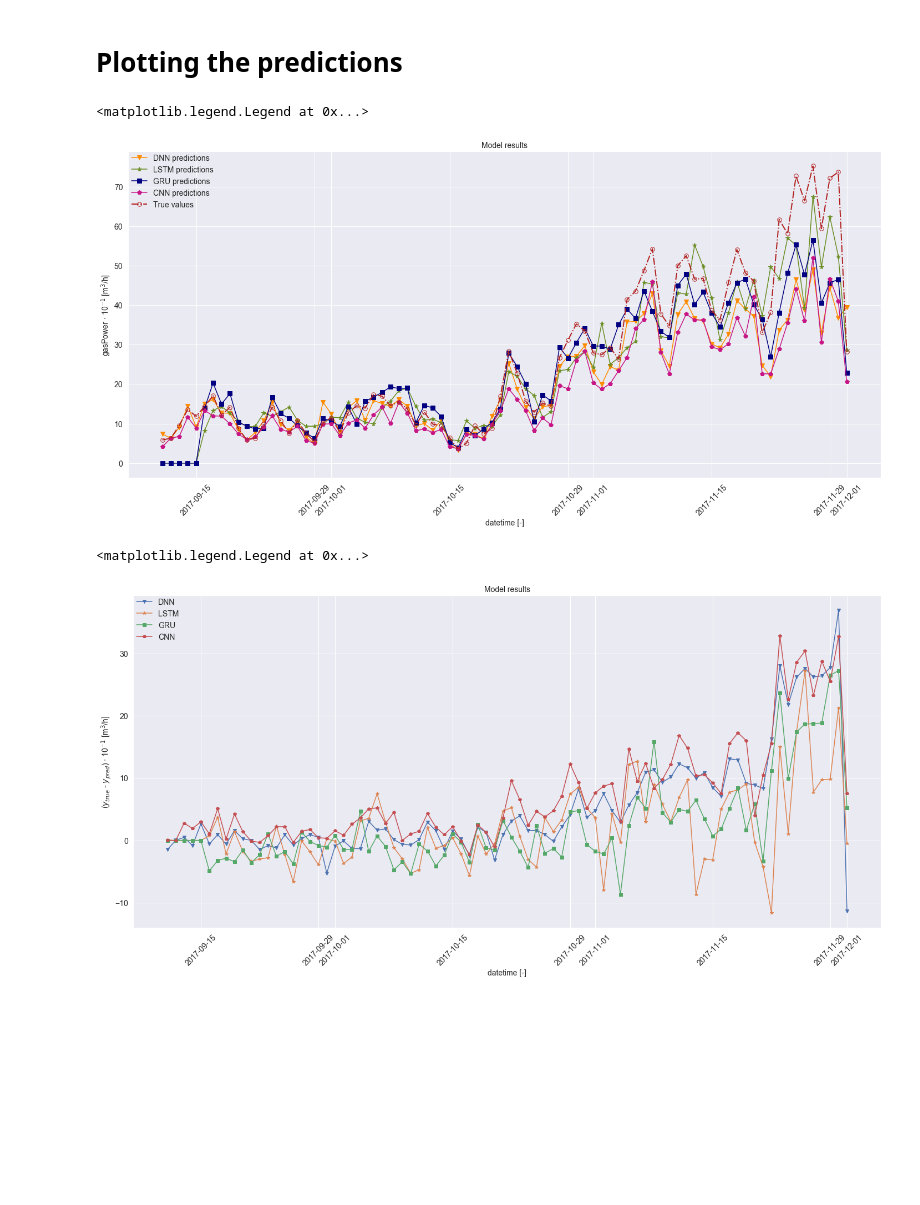
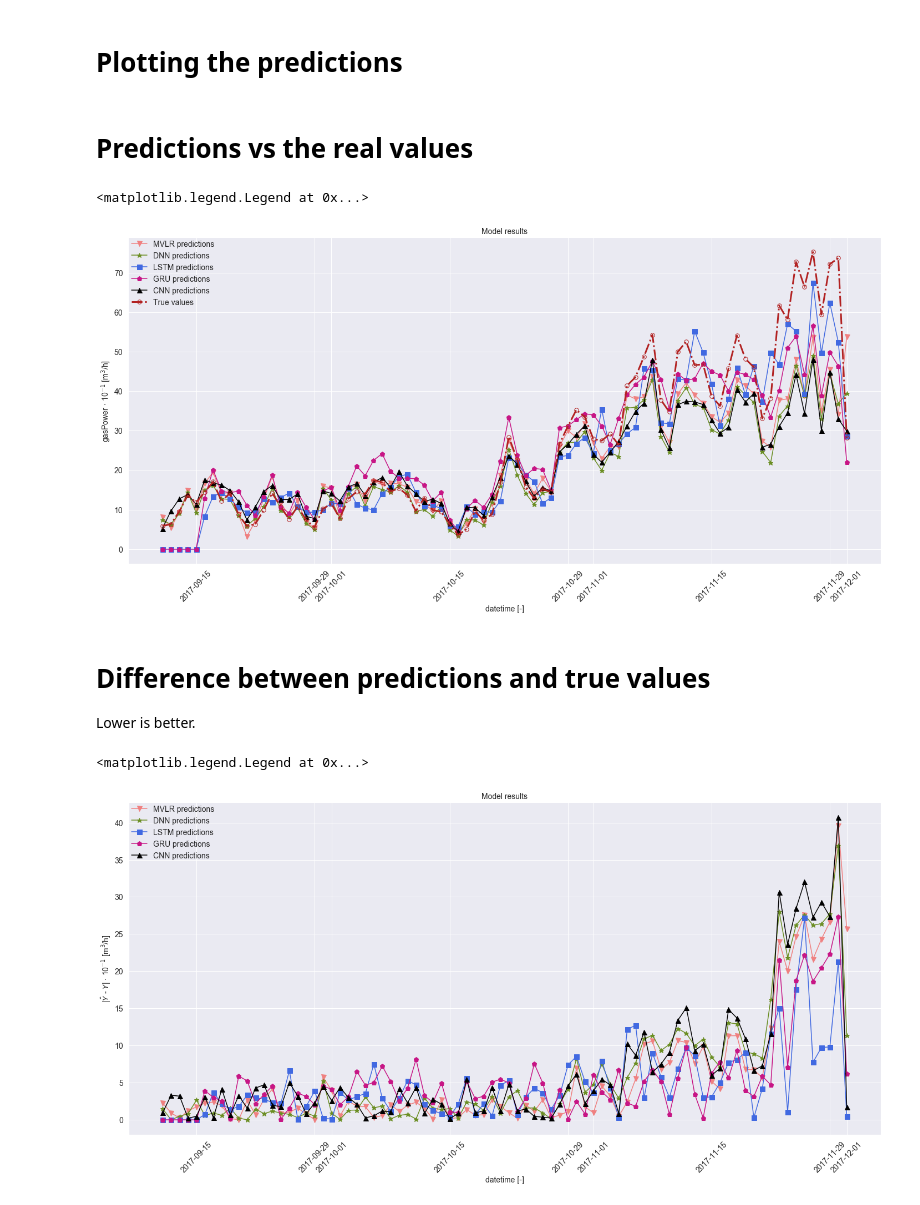
Before and after one commit to deKeijzer/Multivariate-time-series-models-in-Keras, a Jupyter notebook: notebooks/Model results.ipynb, the cells around one changed output. Drawn from its saved outputs; the diff is of its cells as text; code cells hidden in the pictures; blank space fills up the shorter version.

```diff
--- a/notebooks/Model results.ipynb
+++ b/notebooks/Model results.ipynb
@@ -12,7 +12,7 @@ sns.set()
 # %% [markdown]
 # Loading the model predictions
 # %%
-models = ['DNN', 'LSTM', 'GRU', 'CNN'] # specify the model names
+models = ['MVLR', 'DNN', 'LSTM', 'GRU', 'CNN'] # specify the model names
 
 dfs = []
 for model in models:
@@ -46,6 +46,7 @@ df.head()
 # Calculate the difference between the y_true and y_pred per model
 for model in models:
     df['y_diff_'+model] = df['y_true_'+model] - df['y_pred_'+model]
+    df['y_diff_perc_'+model] = df['y_diff_'+model] / df['y_true_'+model] * 100
 
 df.head()
 # %% [output]
@@ -60,6 +61,8 @@ df.head()
 df = df.resample('D').sum()
 # %% [markdown]
 # Plotting the predictions
+# %% [markdown]
+# Predictions vs the real values
 # %%
 magnitude = 1
 
@@ -74,16 +77,16 @@ plt.figure(figsize=(20,10))
 #plt.fill_between(y_true.index, y_true, df['zeros'], '.-', color='red')
 
 for i, model in enumerate(models):
-    colors = ['darkorange', 'olivedrab', 'navy', 'mediumvioletred']
-    markers = ['v', '*', 's', 'p']
+    colors = ['lightcoral', 'olivedrab', 'royalblue', 'mediumvioletred', 'black']
+    markers = ['v', '*', 's', 'p', '^']
 
     color = colors[i]
     marker = markers[i]
     y_pred = df['y_pred_'+model]
-    plt.plot(y_pred.index, y_pred, marker+'-', color=color, label=(model+' predictions'), alpha=1, markersize=8)
+    plt.plot(y_pred.index, y_pred, marker+'-', color=color, label=(model+' predictions'), alpha=1, markersize=9)
 
 
-plt.plot(y_true.index, y_true, '.-.', color='firebrick', label='True values', alpha=1, linewidth=2, markersize=15, fillstyle='none')
+plt.plot(y_true.index, y_true, '.-.', color='firebrick', label='True values', alpha=1, linewidth=3, markersize=15, fillstyle='none')
 
 plt.ylabel(r'gasPower $\cdot$ 10$^{-%s}$ [m$^3$/h]' % magnitude, fontsize=14)
 plt.xlabel('datetime [-]', fontsize=14) #TODO: set x values as actual dates
@@ -98,38 +101,42 @@ plt.tight_layout()
 plt.legend(loc='upper left', borderaxespad=0, frameon=False, fontsize=14, markerscale=1)
 # %% [output]
 <matplotlib.legend.Legend at 0x...>
-[figure, old version]
+[figure, new version]
+# %% [markdown]
+# Difference between predictions and true values
+Lower is better.
 # %%
 magnitude = 1
 
 model = 'DNN'
 
 #y_true = t['y_diff_DNN']
 
 plt.figure(figsize=(20,10))
 
 #plt.plot(y_true.index, y_true, '.-', color='red', label='True values', alpha=1, linewidth=1, markersize=15, fillstyle='none')
 
 for i, model in enumerate(models):
-    colors = []
-    markers = ['v', '*', 's', 'p', 'd']
+    colors = ['lightcoral', 'olivedrab', 'royalblue', 'mediumvioletred', 'black']
+    markers = ['v', '*', 's', 'p', '^']
 
-    #color = colors[i]
+    color = colors[i]
     marker = markers[i]
-    y_pred = t['y_diff_'+model]
-    plt.plot(y_pred.index, y_pred, marker+'-', label=(model), alpha=1)
+    y_pred = df['y_diff_'+model]
+    plt.plot(y_pred.index, np.abs(y_pred), marker+'-', color=color, label=(model+' predictions'), alpha=1, markersize=9)
 
-plt.ylabel(r'($y_{true}$ - $y_{pred}$) $\cdot$ 10$^{-%s}$ [m$^3$/h]' % magnitude, fontsize=14)
+
+plt.ylabel(r'|$\hat{Y}$ - $Y$| $\cdot$ 10$^{-%s}$ [m$^3$/h]' % magnitude, fontsize=14)
 plt.xlabel('datetime [-]', fontsize=14) #TODO: set x values as actual dates
 
 plt.xticks(fontsize=14, rotation=45)
 plt.yticks(fontsize=14)
 
 plt.tight_layout()
 
 plt.title('Model results', fontsize=14)
 
 plt.legend(loc='upper left', borderaxespad=0, frameon=False, fontsize=14, markerscale=1)
 # %% [output]
 <matplotlib.legend.Legend at 0x...>
-[figure, old version]
+[figure, new version]
```
Also changed, not shown: parts of 6 cells of this notebook, 4 other files.
